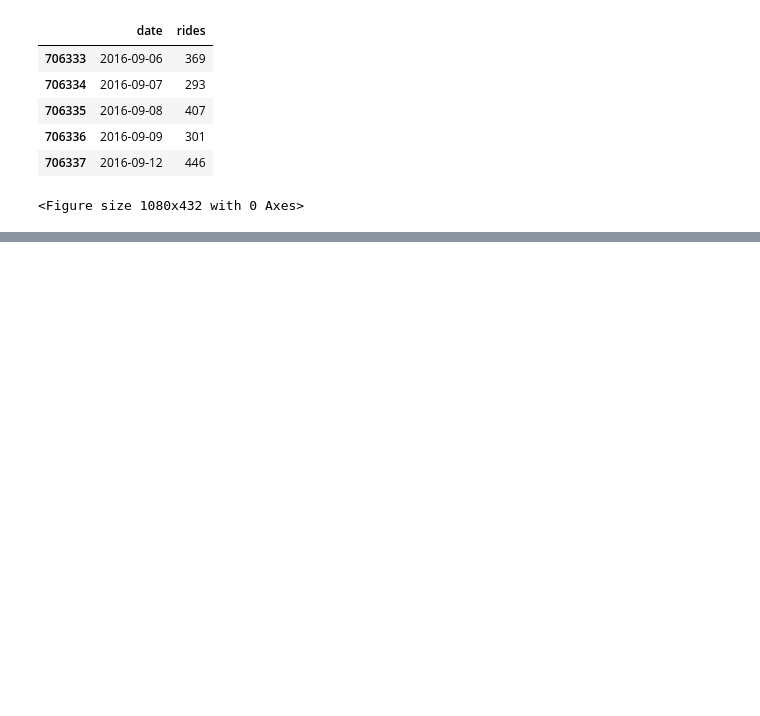
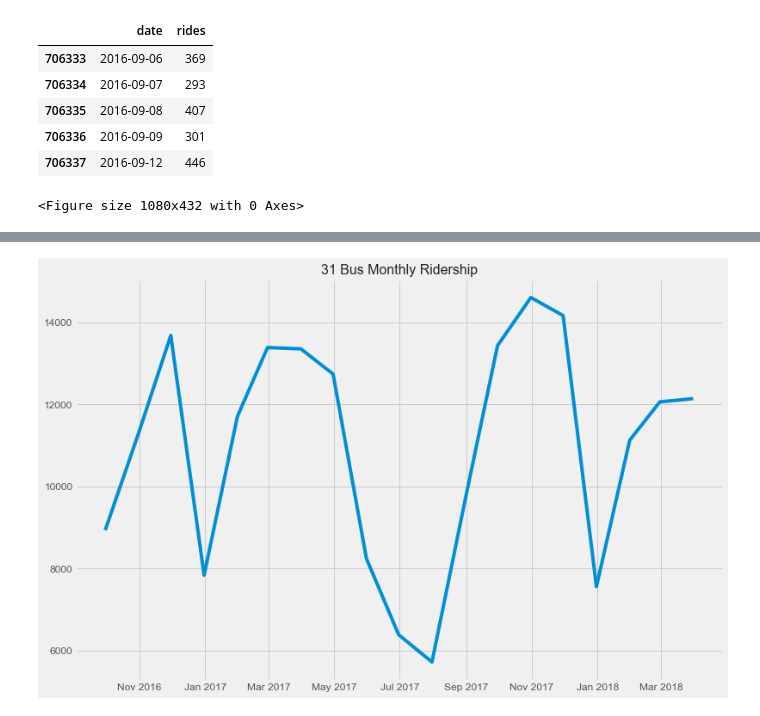
Before and after one commit to amyq96/cs122-project, a Jupyter notebook: ssw/31_bus/31 Bus Ridership.ipynb, the cells around one changed output, grey strips where cells are left out. Drawn from its saved outputs; the diff is of its cells as text; code cells hidden in the pictures; blank space fills up the shorter version.

```diff
--- a/ssw/31_bus/31 Bus Ridership.ipynb
+++ b/ssw/31_bus/31 Bus Ridership.ipynb
@@ -77,0 +82,13 @@ Text(0.5,1,'31 Bus Ridership')
+# %%
+##This is the photo that I sent sam as a PNG!
+m = plot_data.resample('M').sum()
+fig, ax = plt.subplots(nrows=1, ncols=1, figsize = (12,8))
+fig = plt.plot(m)
+fig = plt.title("31 Bus Monthly Ridership", fontname='arial', fontsize=16)
+style.use('fivethirtyeight')
+ax.xaxis.set_major_formatter(mdates.DateFormatter("%b %Y"))
+plt.rc('font', size=12)
+plt.savefig('monthly_ridership.png')
+#_ = plt.xticks(rotation=90)
+# %% [output]
+[figure, added]
```
Also changed, not shown: parts of 11 cells of this notebook.
